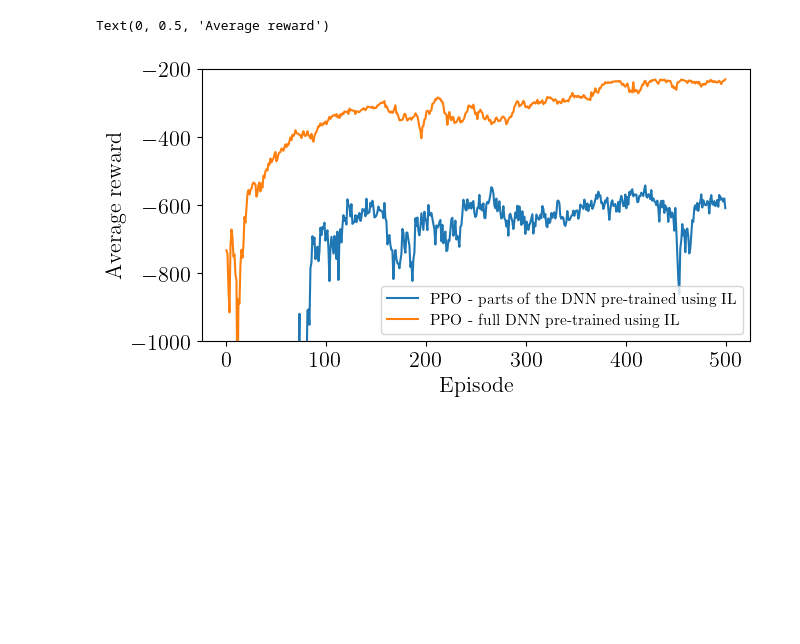
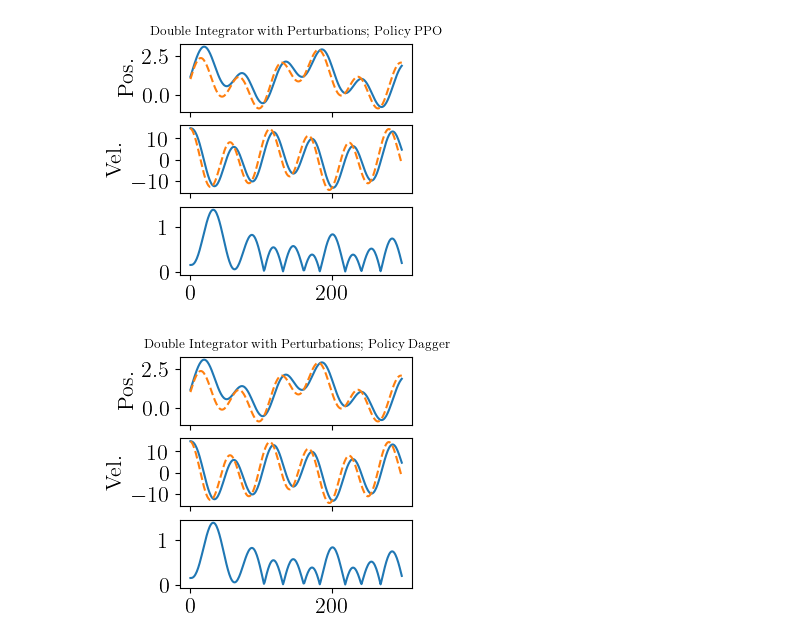
Before and after one commit to Stapelzeiger/biped, a Jupyter notebook: imit_learning/imit_learning_test.ipynb, the cells around one changed output. Cells and saved outputs as stored; diff of their text form; code cells hidden in the pictures; blank space fills up the shorter version.

```diff
--- a/imit_learning/imit_learning_test.ipynb
+++ b/imit_learning/imit_learning_test.ipynb
@@ -88,38 +90,0 @@ ax[1].plot(des_traj_list[:, 1], '--', label='\dot{x}_d')
-# %%
-
-# path = 'PPO_preTrained/DoubleIntegratorWithPerturbations/PPO_DoubleIntegratorWithPerturbations_0_0.pth'
-directory = 'PPO_preTrained/DoubleIntegratorWithPerturbations/'
-path_NN = directory + '/PPO_DoubleIntegratorWithPerturbations_0_0.pth'
-from PPO import ActorCritic
-import matplotlib.pyplot as plt
-import torch
-state_dim = 2
-action_dim = 1
-has_continuous_action_space = True
-action_std_init = 0.6
-policy_PPO = ActorCritic(state_dim, action_dim, has_continuous_action_space, action_std_init)
-
-# load weights
-policy_PPO.load_state_dict(torch.load(path_NN))
-
-average_reward_partial_IL = np.load(directory + 'average_reward_partial_IL.npy')
-average_reward_full_IL = np.load(directory + 'average_reward_full_IL.npy')
-
-# plot as a moving average
-window = 1
-# exponential moving average
-ma_vec_partial_IL = np.convolve(average_reward_partial_IL, np.ones(window)/window, mode='valid')
-ma_vec_full_IL = np.convolve(average_reward_full_IL, np.ones(window)/window, mode='valid')
-# shadows
-
-plt.figure()
-plt.plot(ma_vec_partial_IL, label='PPO - parts of the DNN pre-trained using IL')
-plt.plot(ma_vec_full_IL, label='PPO - full DNN pre-trained using IL')
-plt.ylim(-1000, -200)
-plt.legend(fontsize='x-small', loc='lower right')
-# plot the shades
-plt.xlabel('Episode')
-plt.ylabel('Average reward')
-# %% [output]
-Text(0, 0.5, 'Average reward')
-[figure, removed]
@@ -145,0 +91,39 @@ for i in range(nb_traj):
+# %%
+
+## PPO Policy
+
+directory = 'PPO_preTrained/DoubleIntegrator/'
+path_NN = directory + '/PPO_DoubleIntegrator_0_0.pth'
+from PPO import ActorCritic
+import matplotlib.pyplot as plt
+import torch
+state_dim = 2
+action_dim = 1
+has_continuous_action_space = True
+action_std_init = 0.6
+policy_PPO = ActorCritic(state_dim, action_dim, action_std_init)
+
+# load weights
+policy_PPO.load_state_dict(torch.load(path_NN))
+
+def policy_PPO_wrapper(x, x_des):
+    x = torch.tensor(x, dtype=torch.float32)
+    x_des = torch.tensor(x_des, dtype=torch.float32)
+    return policy_PPO.act(x, x_des)
+
+
+# Imit learning Policy
+
+net_arch = [(4, 24), (24, 48), (48, 24), (24, 1)] # NN policy
+policy = NNPolicy(net_arch)
+policy.load_state_dict(torch.load('models/model_weights.pth'))
+def policy_IL_wrapper(x, x_des):
+    NN_input = torch.tensor(np.concatenate((x, x_des)), dtype=torch.float32)
+    return policy.predict(NN_input)
+
+
+multiple_traj_reg(system, sys_name = 'Double Integrator with Perturbations; Policy PPO', policy=policy_PPO_wrapper)
+multiple_traj_reg(system, sys_name = 'Double Integrator with Perturbations; Policy Dagger', policy=policy_IL_wrapper)
+# %% [output]
+[figure, added]
+[figure, added]
```
Also changed, not shown: parts of 4 cells of this notebook, 5 other files.
